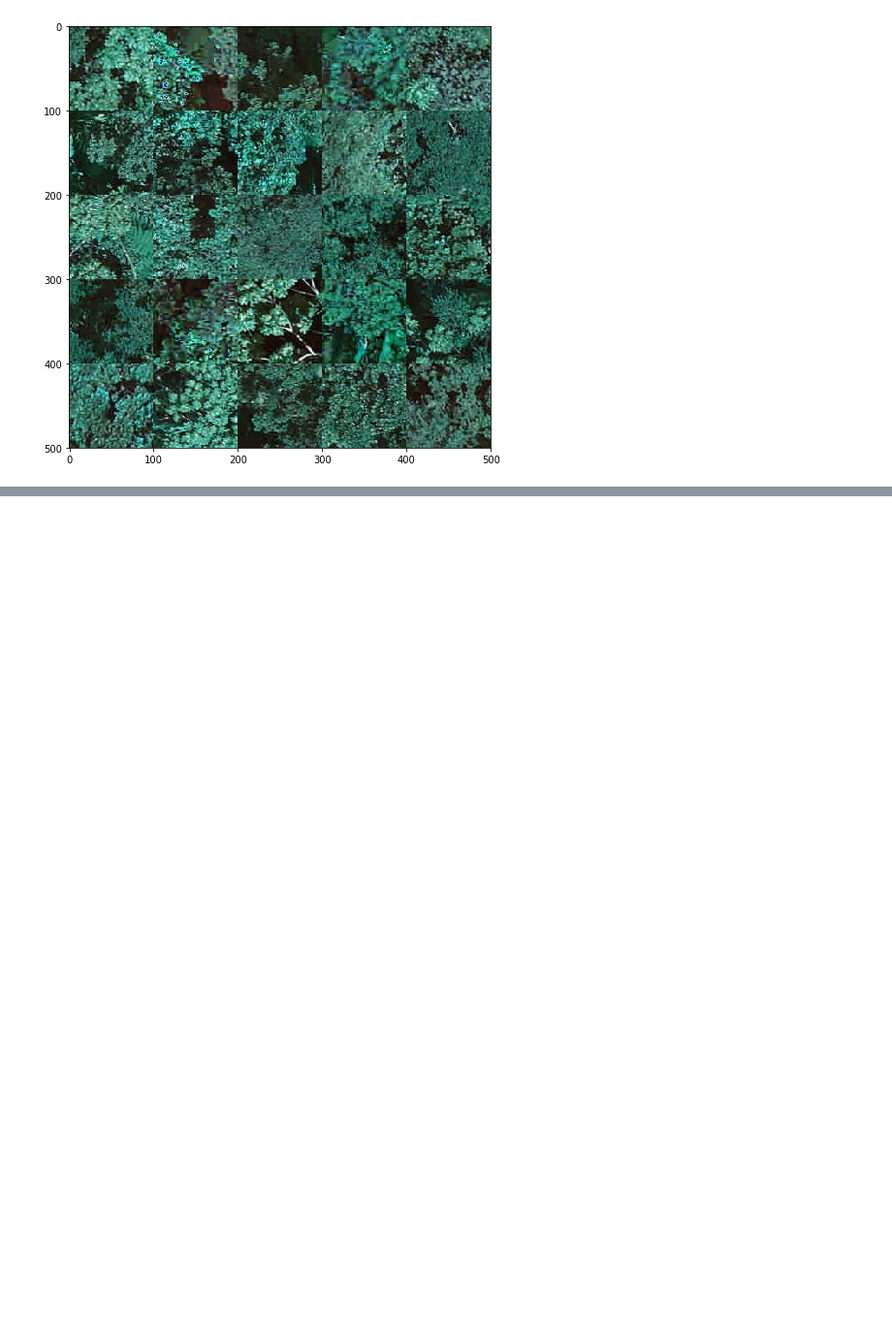
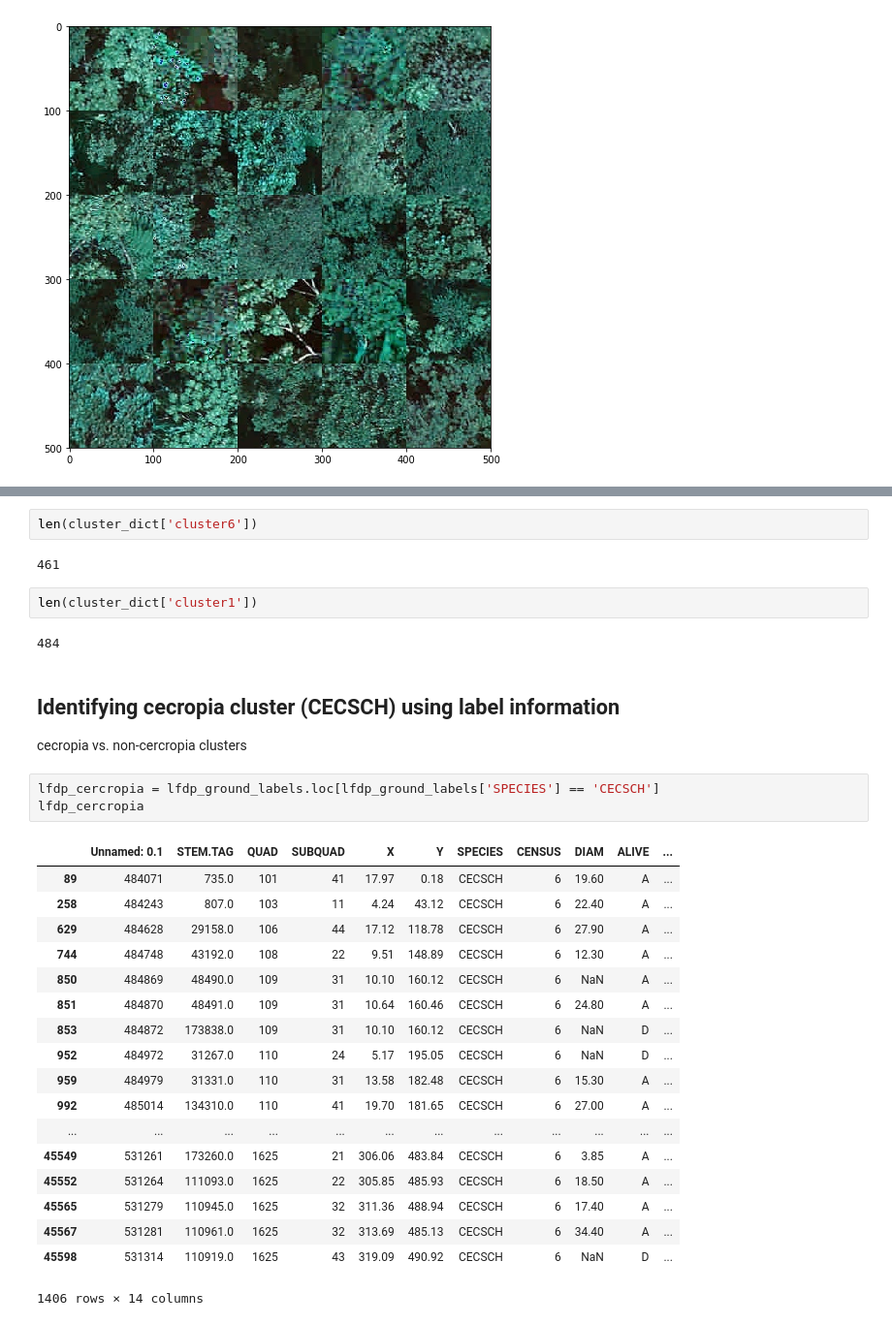
Before and after one commit to helenjin/APL, a Jupyter notebook: APL.ipynb, the cells around one changed output, grey strips where cells are left out. Shown at 97% size. Drawn from its saved outputs; the diff is of its cells as text; blank space fills up the shorter version.

```diff
--- a/APL.ipynb
+++ b/APL.ipynb
@@ -735,0 +951,33 @@ plt.show()
+# %%
+len(cluster_dict['cluster6'])
+# %% [output]
+461
+# %%
+len(cluster_dict['cluster1'])
+# %% [output]
+484
+# %% [markdown]
+## Identifying cecropia cluster (CECSCH) using label information
+cecropia vs. non-cercropia clusters
+# %%
+lfdp_cercropia = lfdp_ground_labels.loc[lfdp_ground_labels['SPECIES'] == 'CECSCH']
+lfdp_cercropia
+# %% [output]
+|  | Unnamed: 0.1 | STEM.TAG | QUAD | SUBQUAD | X | Y | SPECIES | CENSUS | DIAM | ALIVE | ... |
+| 89 | 484071 | 735.0 | 101 | 41 | 17.97 | 0.18 | CECSCH | 6 | 19.60 | A | ... |
+| 258 | 484243 | 807.0 | 103 | 11 | 4.24 | 43.12 | CECSCH | 6 | 22.40 | A | ... |
+| 629 | 484628 | 29158.0 | 106 | 44 | 17.12 | 118.78 | CECSCH | 6 | 27.90 | A | ... |
+| 744 | 484748 | 43192.0 | 108 | 22 | 9.51 | 148.89 | CECSCH | 6 | 12.30 | A | ... |
+| 850 | 484869 | 48490.0 | 109 | 31 | 10.10 | 160.12 | CECSCH | 6 | NaN | A | ... |
+| 851 | 484870 | 48491.0 | 109 | 31 | 10.64 | 160.46 | CECSCH | 6 | 24.80 | A | ... |
+| 853 | 484872 | 173838.0 | 109 | 31 | 10.10 | 160.12 | CECSCH | 6 | NaN | D | ... |
+| 952 | 484972 | 31267.0 | 110 | 24 | 5.17 | 195.05 | CECSCH | 6 | NaN | D | ... |
+| 959 | 484979 | 31331.0 | 110 | 31 | 13.58 | 182.48 | CECSCH | 6 | 15.30 | A | ... |
+| 992 | 485014 | 134310.0 | 110 | 41 | 19.70 | 181.65 | CECSCH | 6 | 27.00 | A | ... |
+| ... | ... | ... | ... | ... | ... | ... | ... | ... | ... | ... | ... |
+| 45549 | 531261 | 173260.0 | 1625 | 21 | 306.06 | 483.84 | CECSCH | 6 | 3.85 | A | ... |
+| 45552 | 531264 | 111093.0 | 1625 | 22 | 305.85 | 485.93 | CECSCH | 6 | 18.50 | A | ... |
+| 45565 | 531279 | 110945.0 | 1625 | 32 | 311.36 | 488.94 | CECSCH | 6 | 17.40 | A | ... |
+| 45567 | 531281 | 110961.0 | 1625 | 32 | 313.69 | 485.13 | CECSCH | 6 | 34.40 | A | ... |
+| 45598 | 531314 | 110919.0 | 1625 | 43 | 319.09 | 490.92 | CECSCH | 6 | NaN | D | ... |
+1406 rows × 14 columns
```
Also changed, not shown: parts of 15 cells of this notebook.
